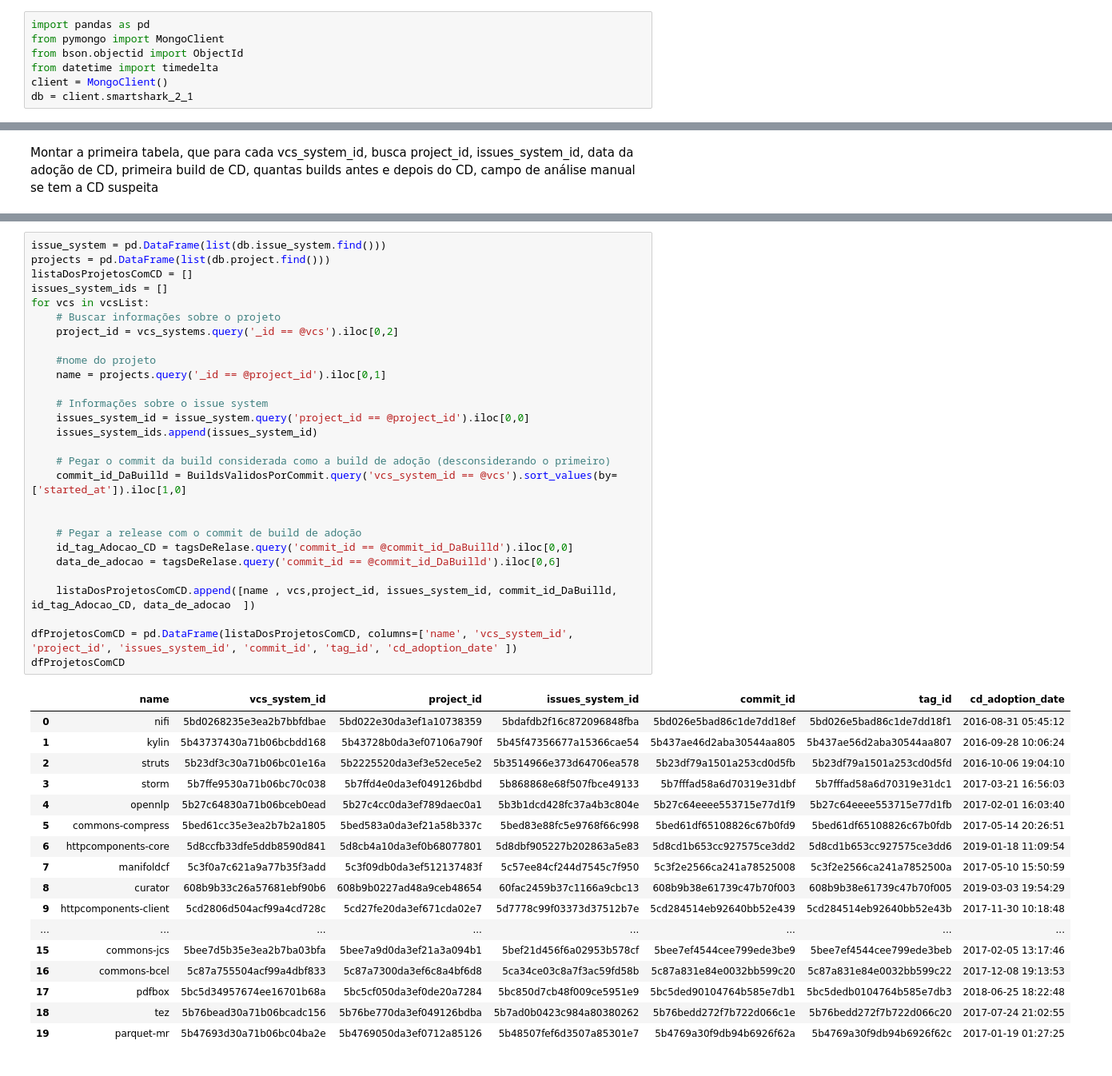
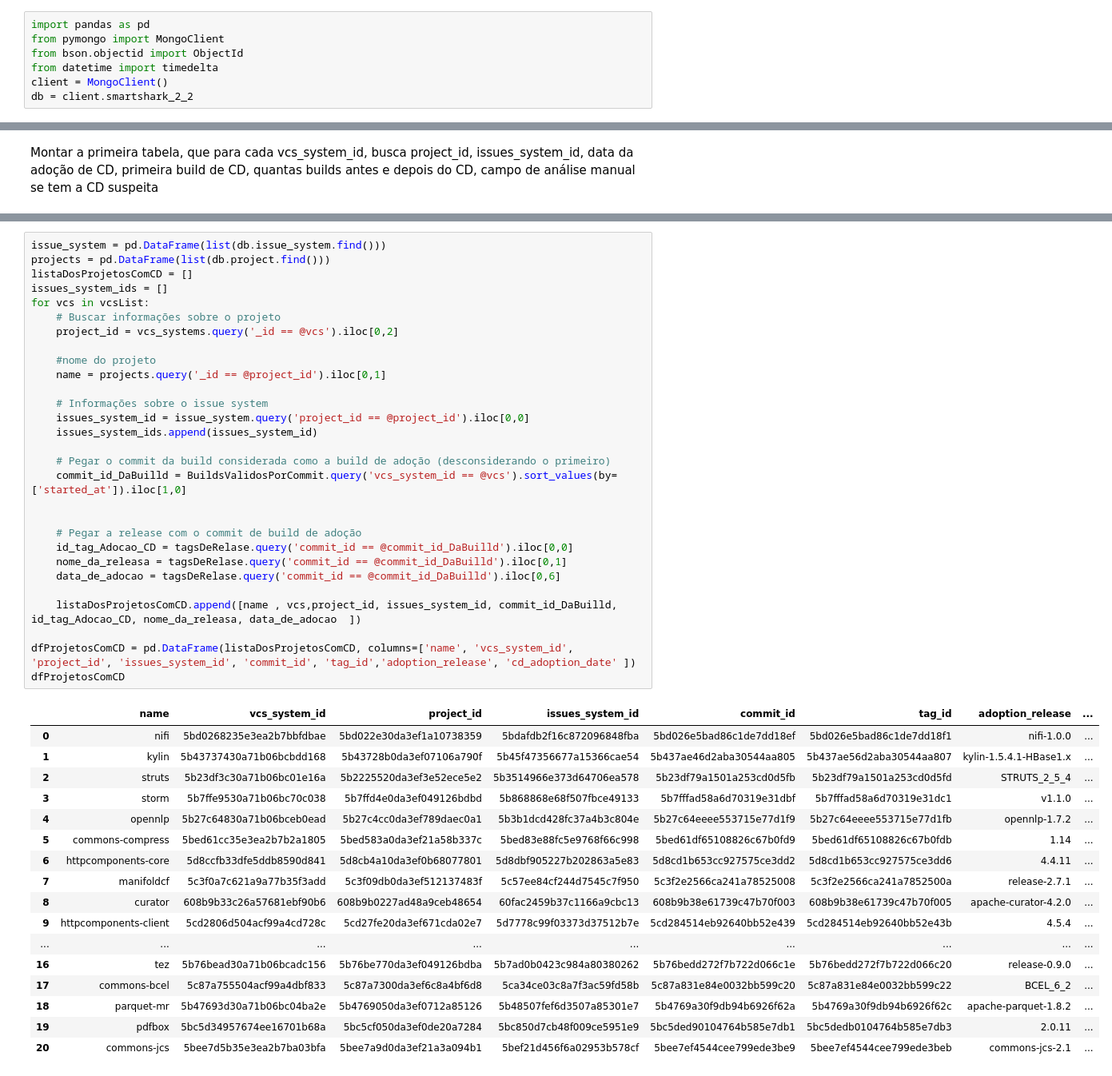
Before and after one commit to diegoandrade-iuv/msr-ch2022-cd, a Jupyter notebook: perguntas de pesquisa.ipynb, the cells around one changed output, grey strips where cells are left out. Shown at 80% size. Drawn from its saved outputs; the diff is of its cells as text.

```diff
--- a/perguntas de pesquisa.ipynb
+++ b/perguntas de pesquisa.ipynb
@@ -10,7 +10,7 @@ from pymongo import MongoClient
 from bson.objectid import ObjectId
 from datetime import timedelta
 client = MongoClient()
-db = client.smartshark_2_1
+db = client.smartshark_2_2
 # %% [markdown]
 ### 1) Tem integração contínua - OK
 # %%
@@ -205,49 +218,50 @@ Montar a primeira tabela, que para cada vcs_system_id, busca project_id, issues_
 # %%
 issue_system = pd.DataFrame(list(db.issue_system.find()))
 projects = pd.DataFrame(list(db.project.find()))
 listaDosProjetosComCD = []
 issues_system_ids = []
 for vcs in vcsList:
     # Buscar informações sobre o projeto
     project_id = vcs_systems.query('_id == @vcs').iloc[0,2]
 
     #nome do projeto
     name = projects.query('_id == @project_id').iloc[0,1]
 
     # Informações sobre o issue system
     issues_system_id = issue_system.query('project_id == @project_id').iloc[0,0]
     issues_system_ids.append(issues_system_id)
 
     # Pegar o commit da build considerada como a build de adoção (desconsiderando o primeiro)
     commit_id_DaBuilld = BuildsValidosPorCommit.query('vcs_system_id == @vcs').sort_values(by=['started_at']).iloc[1,0]
 
 
     # Pegar a release com o commit de build de adoção
     id_tag_Adocao_CD = tagsDeRelase.query('commit_id == @commit_id_DaBuilld').iloc[0,0]
+    nome_da_releasa = tagsDeRelase.query('commit_id == @commit_id_DaBuilld').iloc[0,1]
     data_de_adocao = tagsDeRelase.query('commit_id == @commit_id_DaBuilld').iloc[0,6]
 
-    listaDosProjetosComCD.append([name , vcs,project_id, issues_system_id, commit_id_DaBuilld, id_tag_Adocao_CD, data_de_adocao  ])
+    listaDosProjetosComCD.append([name , vcs,project_id, issues_system_id, commit_id_DaBuilld, id_tag_Adocao_CD, nome_da_releasa, data_de_adocao  ])
 
-dfProjetosComCD = pd.DataFrame(listaDosProjetosComCD, columns=['name', 'vcs_system_id', 'project_id', 'issues_system_id', 'commit_id', 'tag_id', 'cd_adoption_date' ])
+dfProjetosComCD = pd.DataFrame(listaDosProjetosComCD, columns=['name', 'vcs_system_id', 'project_id', 'issues_system_id', 'commit_id', 'tag_id','adoption_release', 'cd_adoption_date' ])
 dfProjetosComCD
 # %% [output]
-|  | name | vcs_system_id | project_id | issues_system_id | commit_id | tag_id | cd_adoption_date |
-| 0 | nifi | 5bd0268235e3ea2b7bbfdbae | 5bd022e30da3ef1a10738359 | 5bdafdb2f16c872096848fba | 5bd026e5bad86c1de7dd18ef | 5bd026e5bad86c1de7dd18f1 | 2016-08-31 05:45:12 |
-| 1 | kylin | 5b43737430a71b06bcbdd168 | 5b43728b0da3ef07106a790f | 5b45f47356677a15366cae54 | 5b437ae46d2aba30544aa805 | 5b437ae56d2aba30544aa807 | 2016-09-28 10:06:24 |
-| 2 | struts | 5b23df3c30a71b06bc01e16a | 5b2225520da3ef3e52ece5e2 | 5b3514966e373d64706ea578 | 5b23df79a1501a253cd0d5fb | 5b23df79a1501a253cd0d5fd | 2016-10-06 19:04:10 |
-| 3 | storm | 5b7ffe9530a71b06bc70c038 | 5b7ffd4e0da3ef049126bdbd | 5b868868e68f507fbce49133 | 5b7fffad58a6d70319e31dbf | 5b7fffad58a6d70319e31dc1 | 2017-03-21 16:56:03 |
-| 4 | opennlp | 5b27c64830a71b06bceb0ead | 5b27c4cc0da3ef789daec0a1 | 5b3b1dcd428fc37a4b3c804e | 5b27c64eeee553715e77d1f9 | 5b27c64eeee553715e77d1fb | 2017-02-01 16:03:40 |
-| 5 | commons-compress | 5bed61cc35e3ea2b7b2a1805 | 5bed583a0da3ef21a58b337c | 5bed83e88fc5e9768f66c998 | 5bed61df65108826c67b0fd9 | 5bed61df65108826c67b0fdb | 2017-05-14 20:26:51 |
-| 6 | httpcomponents-core | 5d8ccfb33dfe5ddb8590d841 | 5d8cb4a10da3ef0b68077801 | 5d8dbf905227b202863a5e83 | 5d8cd1b653cc927575ce3dd2 | 5d8cd1b653cc927575ce3dd6 | 2019-01-18 11:09:54 |
-| 7 | manifoldcf | 5c3f0a7c621a9a77b35f3add | 5c3f09db0da3ef512137483f | 5c57ee84cf244d7545c7f950 | 5c3f2e2566ca241a78525008 | 5c3f2e2566ca241a7852500a | 2017-05-10 15:50:59 |
-| 8 | curator | 608b9b33c26a57681ebf90b6 | 608b9b0227ad48a9ceb48654 | 60fac2459b37c1166a9cbc13 | 608b9b38e61739c47b70f003 | 608b9b38e61739c47b70f005 | 2019-03-03 19:54:29 |
-| 9 | httpcomponents-client | 5cd2806d504acf99a4cd728c | 5cd27fe20da3ef671cda02e7 | 5d7778c99f03373d37512b7e | 5cd284514eb92640bb52e439 | 5cd284514eb92640bb52e43b | 2017-11-30 10:18:48 |
-| ... | ... | ... | ... | ... | ... | ... | ... |
-| 15 | commons-jcs | 5bee7d5b35e3ea2b7ba03bfa | 5bee7a9d0da3ef21a3a094b1 | 5bef21d456f6a02953b578cf | 5bee7ef4544cee799ede3be9 | 5bee7ef4544cee799ede3beb | 2017-02-05 13:17:46 |
-| 16 | commons-bcel | 5c87a755504acf99a4dbf833 | 5c87a7300da3ef6c8a4bf6d8 | 5ca34ce03c8a7f3ac59fd58b | 5c87a831e84e0032bb599c20 | 5c87a831e84e0032bb599c22 | 2017-12-08 19:13:53 |
-| 17 | pdfbox | 5bc5d34957674ee16701b68a | 5bc5cf050da3ef0de20a7284 | 5bc850d7cb48f009ce5951e9 | 5bc5ded90104764b585e7db1 | 5bc5dedb0104764b585e7db3 | 2018-06-25 18:22:48 |
-| 18 | tez | 5b76bead30a71b06bcadc156 | 5b76be770da3ef049126bdba | 5b7ad0b0423c984a80380262 | 5b76bedd272f7b722d066c1e | 5b76bedd272f7b722d066c20 | 2017-07-24 21:02:55 |
-| 19 | parquet-mr | 5b47693d30a71b06bc04ba2e | 5b4769050da3ef0712a85126 | 5b48507fef6d3507a85301e7 | 5b4769a30f9db94b6926f62a | 5b4769a30f9db94b6926f62c | 2017-01-19 01:27:25 |
+|  | name | vcs_system_id | project_id | issues_system_id | commit_id | tag_id | adoption_release | ... |
+| 0 | nifi | 5bd0268235e3ea2b7bbfdbae | 5bd022e30da3ef1a10738359 | 5bdafdb2f16c872096848fba | 5bd026e5bad86c1de7dd18ef | 5bd026e5bad86c1de7dd18f1 | nifi-1.0.0 | ... |
+| 1 | kylin | 5b43737430a71b06bcbdd168 | 5b43728b0da3ef07106a790f | 5b45f47356677a15366cae54 | 5b437ae46d2aba30544aa805 | 5b437ae56d2aba30544aa807 | kylin-1.5.4.1-HBase1.x | ... |
+| 2 | struts | 5b23df3c30a71b06bc01e16a | 5b2225520da3ef3e52ece5e2 | 5b3514966e373d64706ea578 | 5b23df79a1501a253cd0d5fb | 5b23df79a1501a253cd0d5fd | STRUTS_2_5_4 | ... |
+| 3 | storm | 5b7ffe9530a71b06bc70c038 | 5b7ffd4e0da3ef049126bdbd | 5b868868e68f507fbce49133 | 5b7fffad58a6d70319e31dbf | 5b7fffad58a6d70319e31dc1 | v1.1.0 | ... |
+| 4 | opennlp | 5b27c64830a71b06bceb0ead | 5b27c4cc0da3ef789daec0a1 | 5b3b1dcd428fc37a4b3c804e | 5b27c64eeee553715e77d1f9 | 5b27c64eeee553715e77d1fb | opennlp-1.7.2 | ... |
+| 5 | commons-compress | 5bed61cc35e3ea2b7b2a1805 | 5bed583a0da3ef21a58b337c | 5bed83e88fc5e9768f66c998 | 5bed61df65108826c67b0fd9 | 5bed61df65108826c67b0fdb | 1.14 | ... |
+| 6 | httpcomponents-core | 5d8ccfb33dfe5ddb8590d841 | 5d8cb4a10da3ef0b68077801 | 5d8dbf905227b202863a5e83 | 5d8cd1b653cc927575ce3dd2 | 5d8cd1b653cc927575ce3dd6 | 4.4.11 | ... |
+| 7 | manifoldcf | 5c3f0a7c621a9a77b35f3add | 5c3f09db0da3ef512137483f | 5c57ee84cf244d7545c7f950 | 5c3f2e2566ca241a78525008 | 5c3f2e2566ca241a7852500a | release-2.7.1 | ... |
+| 8 | curator | 608b9b33c26a57681ebf90b6 | 608b9b0227ad48a9ceb48654 | 60fac2459b37c1166a9cbc13 | 608b9b38e61739c47b70f003 | 608b9b38e61739c47b70f005 | apache-curator-4.2.0 | ... |
+| 9 | httpcomponents-client | 5cd2806d504acf99a4cd728c | 5cd27fe20da3ef671cda02e7 | 5d7778c99f03373d37512b7e | 5cd284514eb92640bb52e439 | 5cd284514eb92640bb52e43b | 4.5.4 | ... |
+| ... | ... | ... | ... | ... | ... | ... | ... | ... |
+| 16 | tez | 5b76bead30a71b06bcadc156 | 5b76be770da3ef049126bdba | 5b7ad0b0423c984a80380262 | 5b76bedd272f7b722d066c1e | 5b76bedd272f7b722d066c20 | release-0.9.0 | ... |
+| 17 | commons-bcel | 5c87a755504acf99a4dbf833 | 5c87a7300da3ef6c8a4bf6d8 | 5ca34ce03c8a7f3ac59fd58b | 5c87a831e84e0032bb599c20 | 5c87a831e84e0032bb599c22 | BCEL_6_2 | ... |
+| 18 | parquet-mr | 5b47693d30a71b06bc04ba2e | 5b4769050da3ef0712a85126 | 5b48507fef6d3507a85301e7 | 5b4769a30f9db94b6926f62a | 5b4769a30f9db94b6926f62c | apache-parquet-1.8.2 | ... |
+| 19 | pdfbox | 5bc5d34957674ee16701b68a | 5bc5cf050da3ef0de20a7284 | 5bc850d7cb48f009ce5951e9 | 5bc5ded90104764b585e7db1 | 5bc5dedb0104764b585e7db3 | 2.0.11 | ... |
+| 20 | commons-jcs | 5bee7d5b35e3ea2b7ba03bfa | 5bee7a9d0da3ef21a3a094b1 | 5bef21d456f6a02953b578cf | 5bee7ef4544cee799ede3be9 | 5bee7ef4544cee799ede3beb | commons-jcs-2.1 | ... |
 # %% [markdown]
 ### 8) Buscar as issues dos projetos analisados para contabilizar as metricas
 # %%
```
Also changed, not shown: parts of 27 cells of this notebook, 2 other files.
